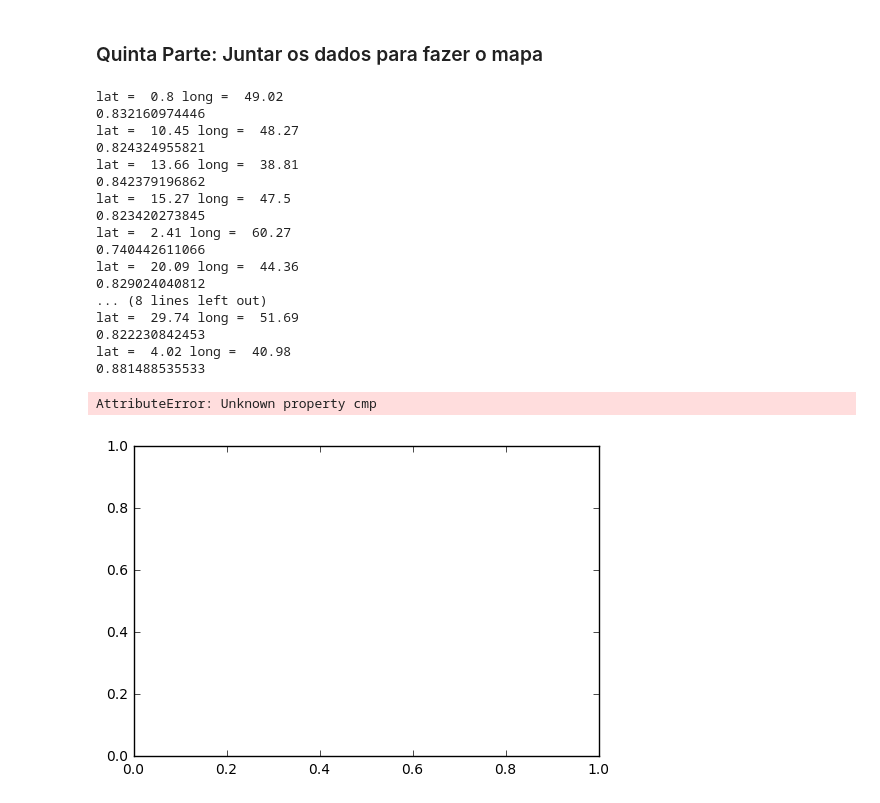
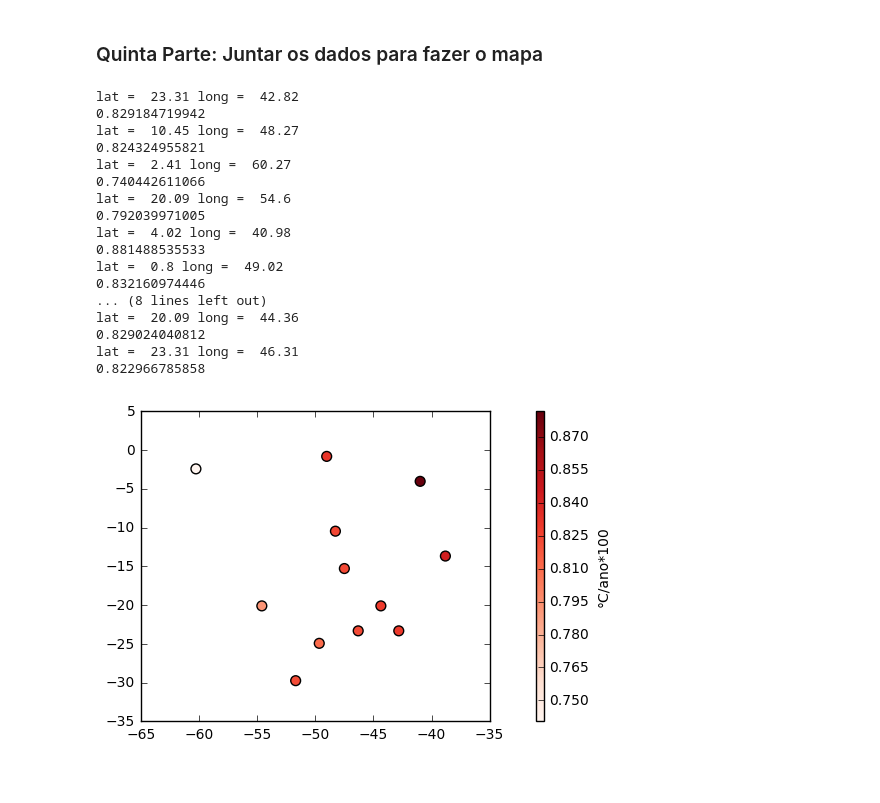
Before and after one commit to mat-esp-2016/capstone-pratica-final-luis-victor-e-felipe, a Jupyter notebook: capstone.ipynb, the cells around one changed output. Cells and saved outputs as stored; diff of their text form; code cells hidden in the pictures.

```diff
--- a/capstone.ipynb
+++ b/capstone.ipynb
@@ -48,11 +48,11 @@ def lat_long (nome):
     for linhas in range (0,5):
         linha = arquivo.readline()
     lat =  - float(linha.split()[1])
-    long = - float(linha.split()[3])
+    lon = - float(linha.split()[3])
 
 
-    return (lat, long)
+    return (lat, lon)
 # %%
-lat, long = lat_long ("dados/0.80S-49.02W-TAVG-Trend.txt ")
-print(lat, long)
+lat, lon = lat_long ("dados/0.80S-49.02W-TAVG-Trend.txt")
+print(lat, lon)
 # %% [output]
@@ -143,9 +143,13 @@ print (100*a, "°C/ano")
 ### Quinta Parte: Juntar os dados para fazer o mapa
 # %%
 dados = glob.glob ('dados/*.txt')
+lat_lista = []
+lon_lista = []
+a_lista =[]
 for dado in dados:
-    lat, long = lat_long (dado)
-    print('lat = ', -lat,"long = ", -long)
+
+    lat, lon = lat_long (dado)
+    print('lat = ', -lat,"long = ", -lon)
 
     anos, anomalia = anos_anomalias(dado)
 
@@ -165,34 +169,33 @@ for dado in dados:
 
     a, b, r_value, p_value, str_eer = linregress(anos_sem_nan, temperatura_sem_nan)
 
+    a_lista.append(a*100)
+    lat_lista.append(lat)
+    lon_lista.append(lon)
+
     print(a*100)
 # %% [output]
+lat =  23.31 long =  42.82
+0.829184719942
+lat =  10.45 long =  48.27
+0.824324955821
+lat =  2.41 long =  60.27
+0.740442611066
+lat =  20.09 long =  54.6
+0.792039971005
+lat =  4.02 long =  40.98
+0.881488535533
 lat =  0.8 long =  49.02
 0.832160974446
-lat =  10.45 long =  48.27
-0.824324955821
-lat =  13.66 long =  38.81
-0.842379196862
-lat =  15.27 long =  47.5
-0.823420273845
-lat =  2.41 long =  60.27
-0.740442611066
+... (8 lines left out)
 lat =  20.09 long =  44.36
 0.829024040812
-... (8 lines left out)
-lat =  29.74 long =  51.69
-0.822230842453
-lat =  4.02 long =  40.98
-0.881488535533
+lat =  23.31 long =  46.31
+0.822966785858
 # %%
 plt.figure()
-plt.scatter(long, lat, s = 50, c= a*100, cmp= "Reds")
-cb = plt.colorbar(pad = 1, aspect = 100)
-cb.set_label ("°C/ano")
-
-bm = Basemap(projection='merc',
-            llcrnrlat=-35, llcrnrlon=-65,
-            llcrnrlat=-5, urcrnrlon=-35, resolution = 'i')
+plt.scatter(lon_lista, lat_lista, s = 50, c= a_lista, cmap= "Reds")
+cb = plt.colorbar(pad = 0.1, aspect = 40)
+cb.set_label ("°C/ano*100")
 # %% [output]
-AttributeError: Unknown property cmp
-[figure, old version]
+[figure, new version]
```
Also changed, not shown: parts of 5 cells of this notebook.
